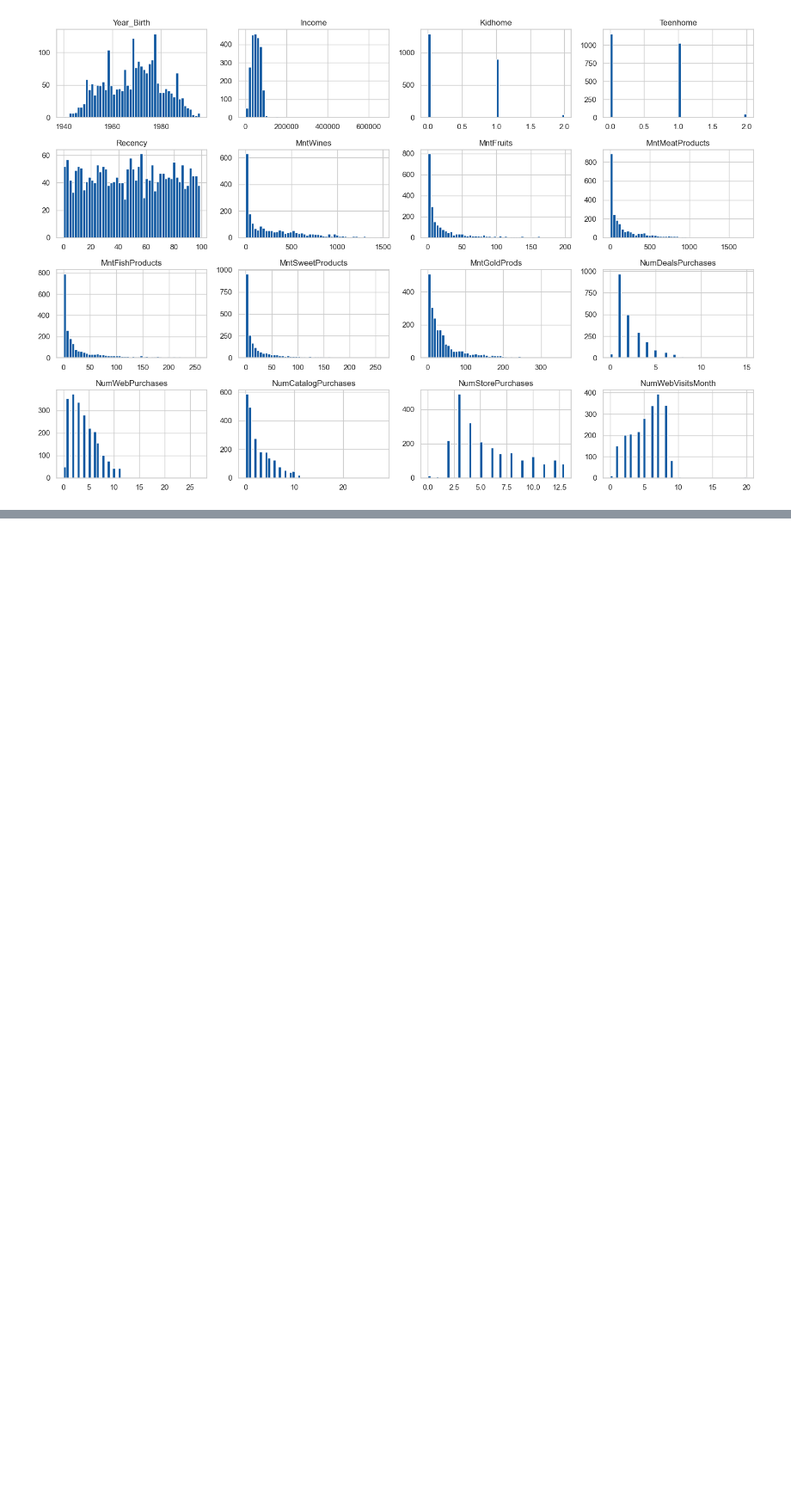
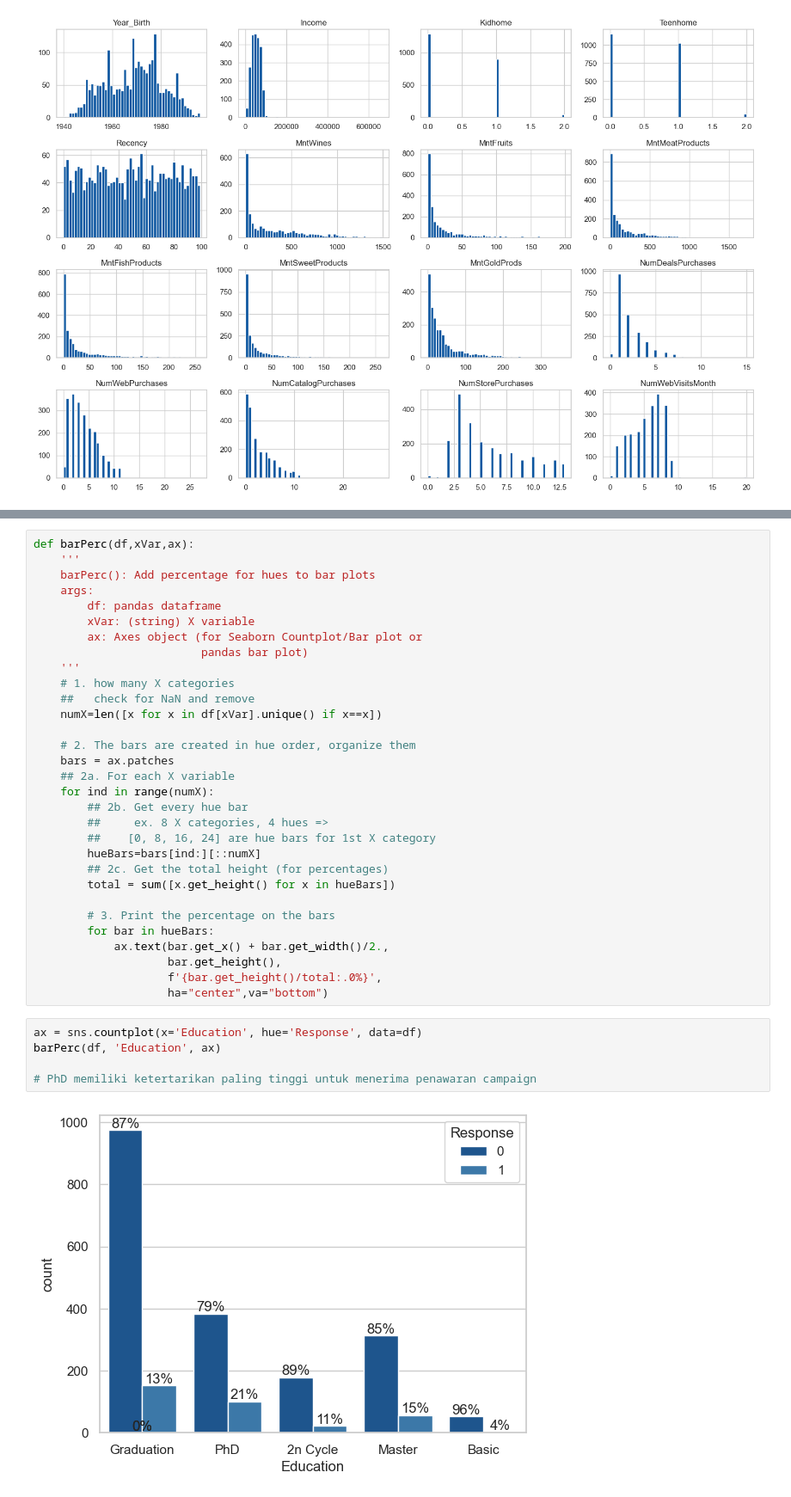
Before and after one commit to FemasAriandaRizki/marketing_analisis, a Jupyter notebook: marketing_analysis.ipynb, the cells around one changed output, grey strips where cells are left out. Shown: that part at 86% size. Drawn from its saved outputs; the diff is of its cells as text; blank space fills up the shorter version.

```diff
--- a/marketing_analysis.ipynb
+++ b/marketing_analysis.ipynb
@@ -221,0 +268,38 @@ plt.show()
+# %%
+def barPerc(df,xVar,ax):
+    '''
+    barPerc(): Add percentage for hues to bar plots
+    args:
+        df: pandas dataframe
+        xVar: (string) X variable
+        ax: Axes object (for Seaborn Countplot/Bar plot or
+                         pandas bar plot)
+    '''
+    # 1. how many X categories
+    ##   check for NaN and remove
+    numX=len([x for x in df[xVar].unique() if x==x])
+
+    # 2. The bars are created in hue order, organize them
+    bars = ax.patches
+    ## 2a. For each X variable
+    for ind in range(numX):
+        ## 2b. Get every hue bar
+        ##     ex. 8 X categories, 4 hues =>
+        ##    [0, 8, 16, 24] are hue bars for 1st X category
+        hueBars=bars[ind:][::numX]
+        ## 2c. Get the total height (for percentages)
+        total = sum([x.get_height() for x in hueBars])
+
+        # 3. Print the percentage on the bars
+        for bar in hueBars:
+            ax.text(bar.get_x() + bar.get_width()/2.,
+                    bar.get_height(),
+                    f'{bar.get_height()/total:.0%}',
+                    ha="center",va="bottom")
+# %%
+ax = sns.countplot(x='Education', hue='Response', data=df)
+barPerc(df, 'Education', ax)
+
+# PhD memiliki ketertarikan paling tinggi untuk menerima penawaran campaign
+# %% [output]
+[figure, added]
```
Also changed, not shown: parts of 14 cells of this notebook, 1 other file.
